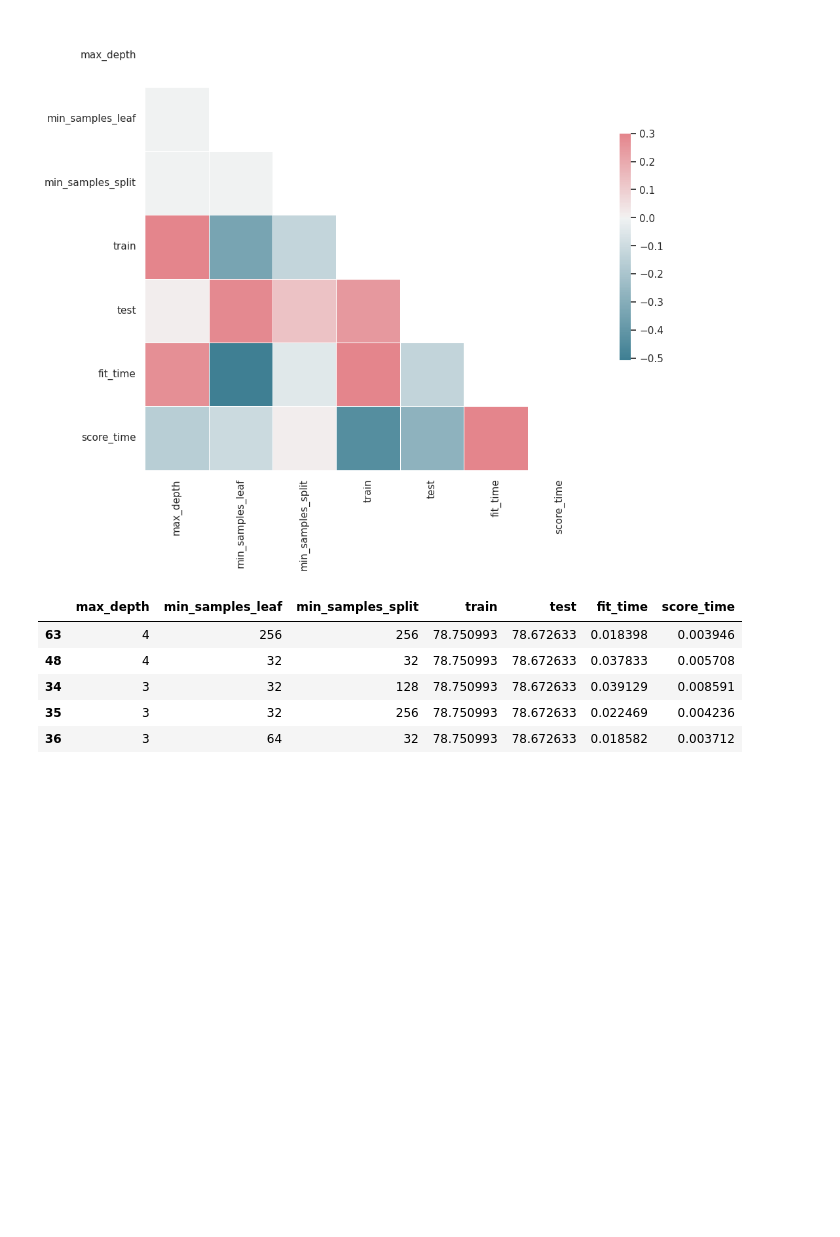
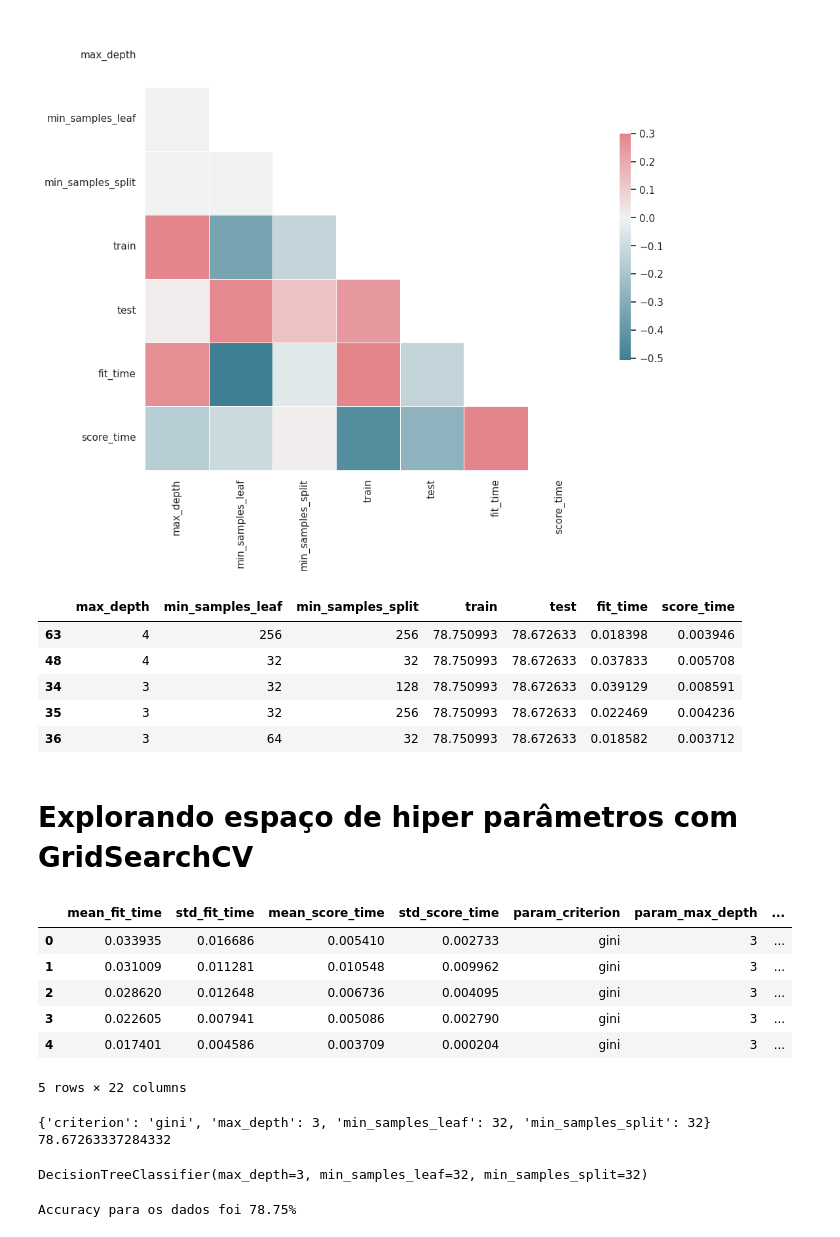
Before and after one commit to mateusopaiva/machine-learning-otimizacao, a Jupyter notebook: Machine_Learning_otimização_de_modelos_através_de_hiperparâmetros.ipynb, the cells around one changed output. Drawn from its saved outputs; the diff is of its cells as text; code cells hidden in the pictures; blank space fills up the shorter version.

Commit message:
Busca de parâmetros com o GridSearchCV

```diff
--- a/Machine_Learning_otimização_de_modelos_através_de_hiperparâmetros.ipynb
+++ b/Machine_Learning_otimização_de_modelos_através_de_hiperparâmetros.ipynb
@@ -509,3 +509,51 @@ resultados.sort_values("test", ascending=False).head()
 | 34 | 3 | 32 | 128 | 78.750993 | 78.672633 | 0.039129 | 0.008591 |
 | 35 | 3 | 32 | 256 | 78.750993 | 78.672633 | 0.022469 | 0.004236 |
 | 36 | 3 | 64 | 32 | 78.750993 | 78.672633 | 0.018582 | 0.003712 |
+# %% [markdown]
+# Explorando espaço de hiper parâmetros com GridSearchCV
+# %%
+from sklearn.model_selection import GridSearchCV
+
+SEED=301
+np.random.seed(SEED)
+
+espaco_de_parametros = {
+    "max_depth" : [3, 5],
+    "min_samples_split" : [32, 64, 128],
+    "min_samples_leaf" : [32, 64, 128],
+    "criterion" : ["gini", "entropy"]
+}
+
+busca = GridSearchCV(DecisionTreeClassifier(),
+                    espaco_de_parametros,
+                    cv = GroupKFold(n_splits = 10))
+busca.fit(x_azar, y_azar, groups = dados.modelo)
+resultados = pd.DataFrame(busca.cv_results_)
+resultados.head()
+# %% [output]
+|  | mean_fit_time | std_fit_time | mean_score_time | std_score_time | param_criterion | param_max_depth | ... |
+| 0 | 0.033935 | 0.016686 | 0.005410 | 0.002733 | gini | 3 | ... |
+| 1 | 0.031009 | 0.011281 | 0.010548 | 0.009962 | gini | 3 | ... |
+| 2 | 0.028620 | 0.012648 | 0.006736 | 0.004095 | gini | 3 | ... |
+| 3 | 0.022605 | 0.007941 | 0.005086 | 0.002790 | gini | 3 | ... |
+| 4 | 0.017401 | 0.004586 | 0.003709 | 0.000204 | gini | 3 | ... |
+5 rows × 22 columns
+# %%
+print(busca.best_params_)
+print(busca.best_score_ * 100)
+# %% [output]
+{'criterion': 'gini', 'max_depth': 3, 'min_samples_leaf': 32, 'min_samples_split': 32}
+78.67263337284332
+# %%
+melhor = busca.best_estimator_
+melhor
+# %% [output]
+DecisionTreeClassifier(max_depth=3, min_samples_leaf=32, min_samples_split=32)
+# %%
+from sklearn.metrics import accuracy_score
+
+predicoes = melhor.predict(x_azar)
+accuracy = accuracy_score(predicoes, y_azar) * 100
+print("Accuracy para os dados foi %.2f%%" % accuracy)
+# %% [output]
+Accuracy para os dados foi 78.75%
```
